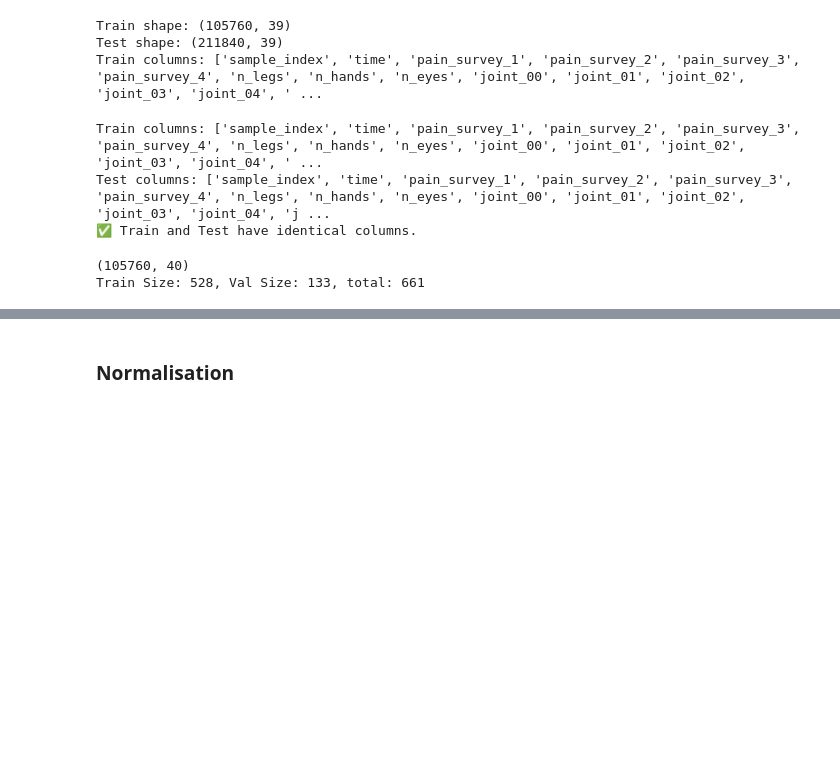
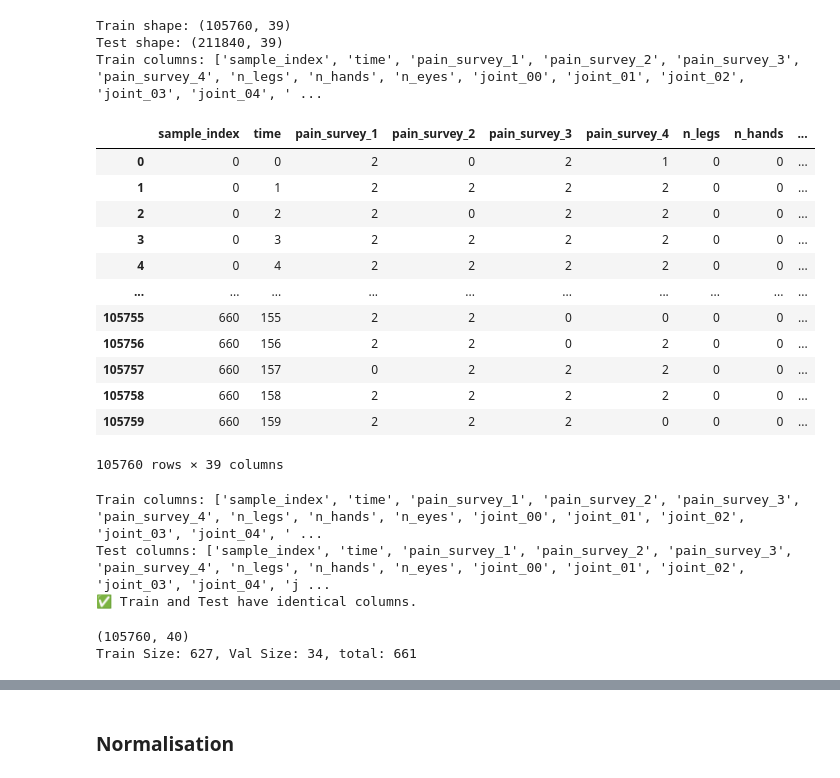
Before and after one commit to cristianobattistini/an2dl, a Jupyter notebook: an2dl1.ipynb, the cells around one changed output, grey strips where cells are left out. Drawn from its saved outputs; the diff is of its cells as text; code cells hidden in the pictures; blank space fills up the shorter version.

```diff
--- a/an2dl1.ipynb
+++ b/an2dl1.ipynb
@@ -342,6 +346,22 @@ train_dataset = X_train.copy()
 # %%
 # to reload quickly
 X_train = train_dataset
+# %%
+X_train
+# %% [output]
+|  | sample_index | time | pain_survey_1 | pain_survey_2 | pain_survey_3 | pain_survey_4 | n_legs | n_hands | ... |
+| 0 | 0 | 0 | 2 | 0 | 2 | 1 | 0 | 0 | ... |
+| 1 | 0 | 1 | 2 | 2 | 2 | 2 | 0 | 0 | ... |
+| 2 | 0 | 2 | 2 | 0 | 2 | 2 | 0 | 0 | ... |
+| 3 | 0 | 3 | 2 | 2 | 2 | 2 | 0 | 0 | ... |
+| 4 | 0 | 4 | 2 | 2 | 2 | 2 | 0 | 0 | ... |
+| ... | ... | ... | ... | ... | ... | ... | ... | ... | ... |
+| 105755 | 660 | 155 | 2 | 2 | 0 | 0 | 0 | 0 | ... |
+| 105756 | 660 | 156 | 2 | 2 | 0 | 2 | 0 | 0 | ... |
+| 105757 | 660 | 157 | 0 | 2 | 2 | 2 | 0 | 0 | ... |
+| 105758 | 660 | 158 | 2 | 2 | 2 | 2 | 0 | 0 | ... |
+| 105759 | 660 | 159 | 2 | 2 | 2 | 0 | 0 | 0 | ... |
+105760 rows × 39 columns
 # %%
 print("Train columns:", train_dataset.columns.tolist())
 print("Test columns:", X_test.columns.tolist())
@@ -366,14 +386,14 @@ Test columns: ['sample_index', 'time', 'pain_survey_1', 'pain_survey_2', 'pain_s
 train_merged = X_train.merge(y_train, on="sample_index")
 print(train_merged.shape)
 
-# Step 2. Ricava gli indici univoci e le etichette per stratificare ---
+# Step 2. retrieve unique indexes and labels to stratify ---
 unique_samples = train_merged['sample_index'].unique()
 y_seq = train_merged.groupby('sample_index')['label'].first().reindex(unique_samples).values
 
 # Step 3. Divide in train e val (stratified) ---
 
-train_idxs, val_idxs = train_test_split(unique_samples, test_size=0.1, random_state=SEED, stratify=y_seq)
+train_idxs, val_idxs = train_test_split(unique_samples, test_size=0.05, random_state=SEED, stratify=y_seq)
 print(f"Train Size: {len(train_idxs)}, Val Size: {len(val_idxs)}, total: {len(train_idxs)+len(val_idxs)}")
 # %% [output]
 (105760, 40)
-Train Size: 528, Val Size: 133, total: 661
+Train Size: 627, Val Size: 34, total: 661
```
Also changed, not shown: parts of 32 cells of this notebook, 4 other files.
